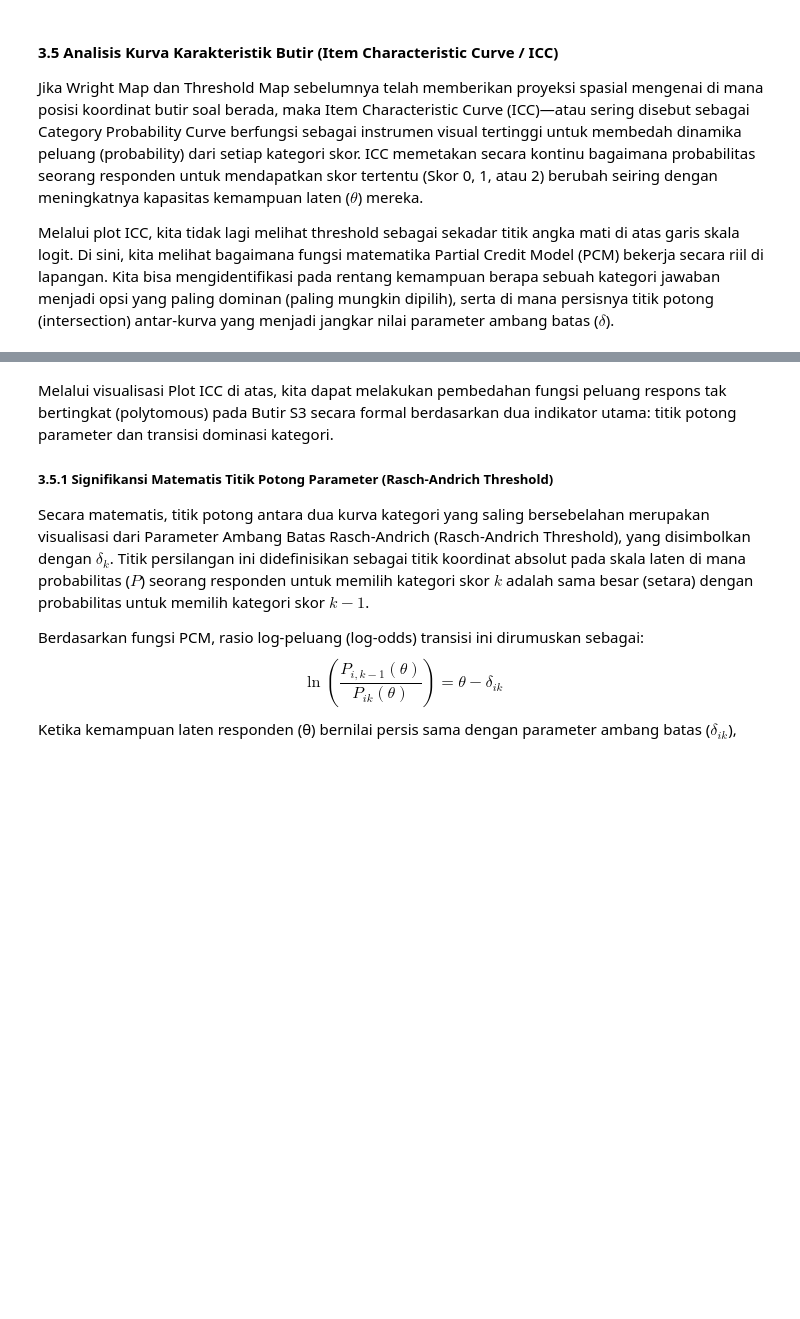
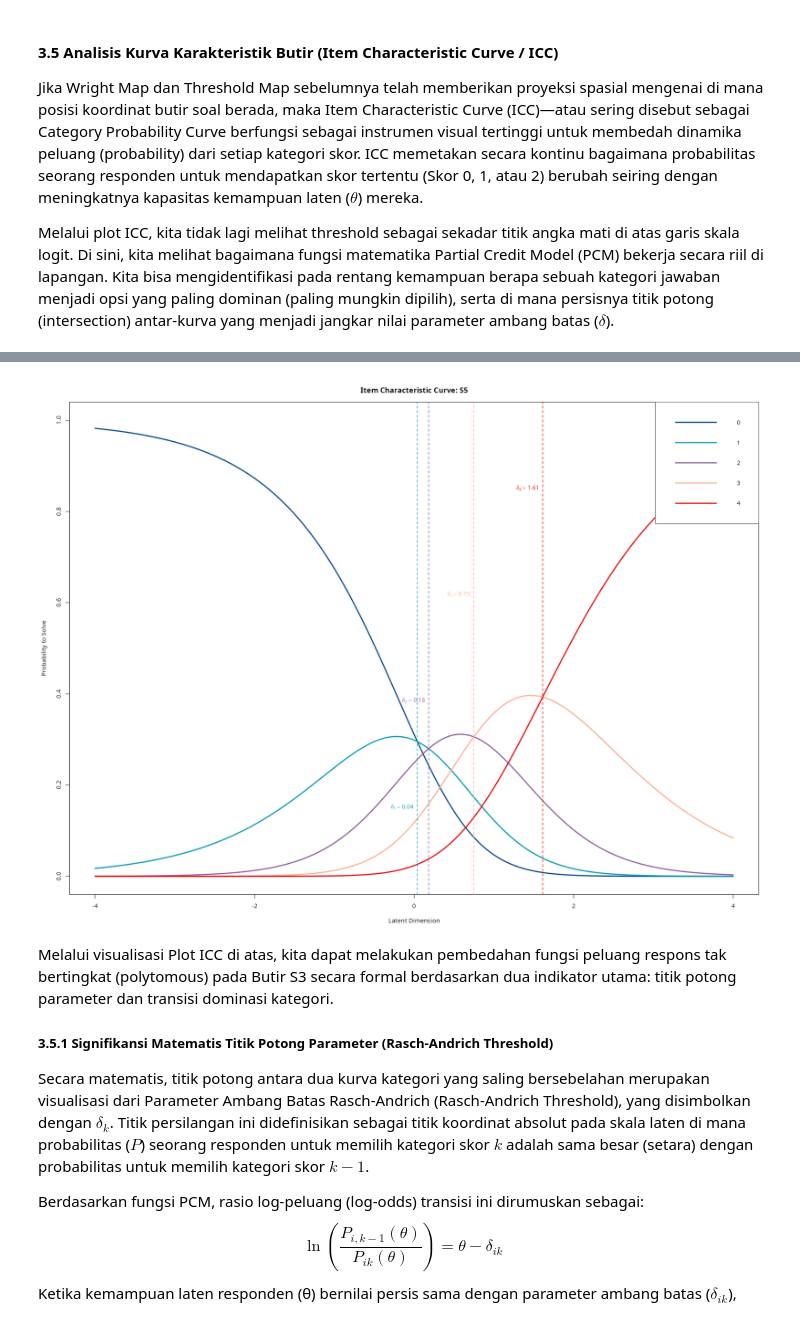
Before and after one commit to oktavianuu/the-curious-analyst, a Jupyter notebook: dea/analisis_eRm/rasch_eRm.ipynb, the cells around one changed output, grey strips where cells are left out. Saved outputs shown, nothing was run; the diff lists cells and outputs as text; code cells hidden in the pictures; blank space fills up the shorter version.

```diff
--- a/dea/analisis_eRm/rasch_eRm.ipynb
+++ b/dea/analisis_eRm/rasch_eRm.ipynb
@@ -604,3 +581,7 @@ plot_icc(rasch_model_pcm, "S7")
+# %%
+plot_icc(rasch_model_pcm, "S5")
+# %% [output]
+[figure, added]
 # %% [markdown]
 Melalui visualisasi Plot ICC di atas, kita dapat melakukan pembedahan fungsi peluang respons tak bertingkat (polytomous) pada Butir S3 secara formal berdasarkan dua indikator utama: titik potong parameter dan transisi dominasi kategori.
 
```
Also changed, not shown: parts of 15 cells of this notebook, 33 other files.
